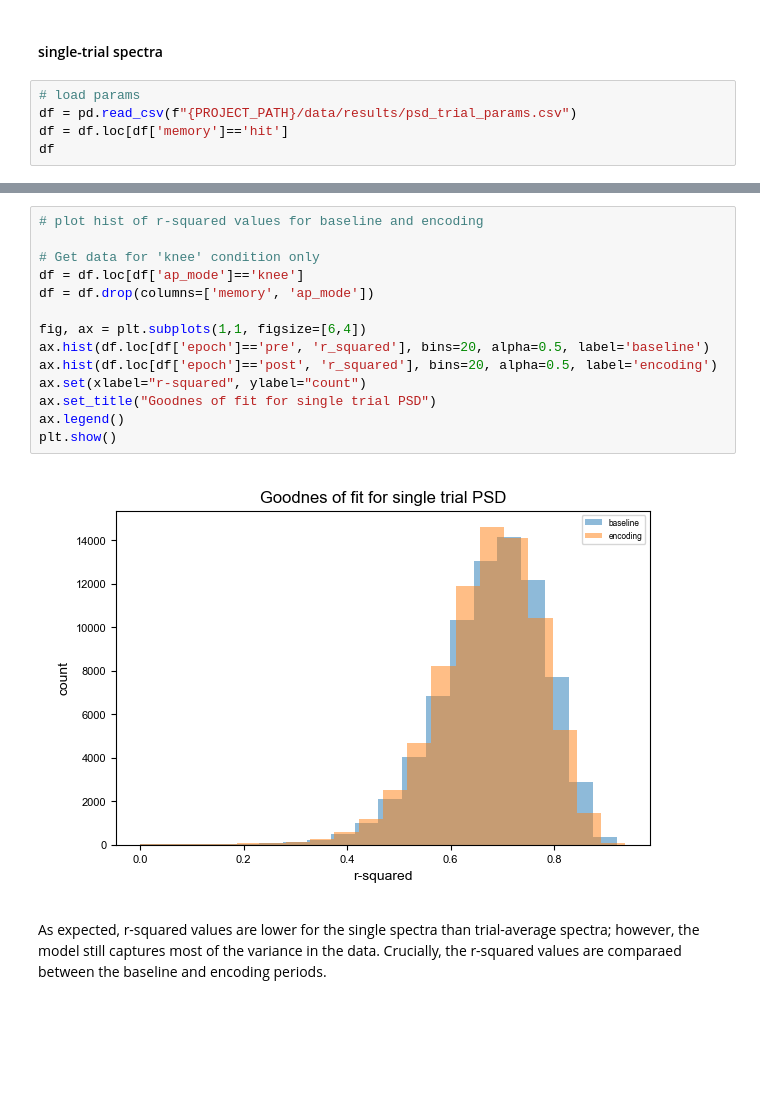
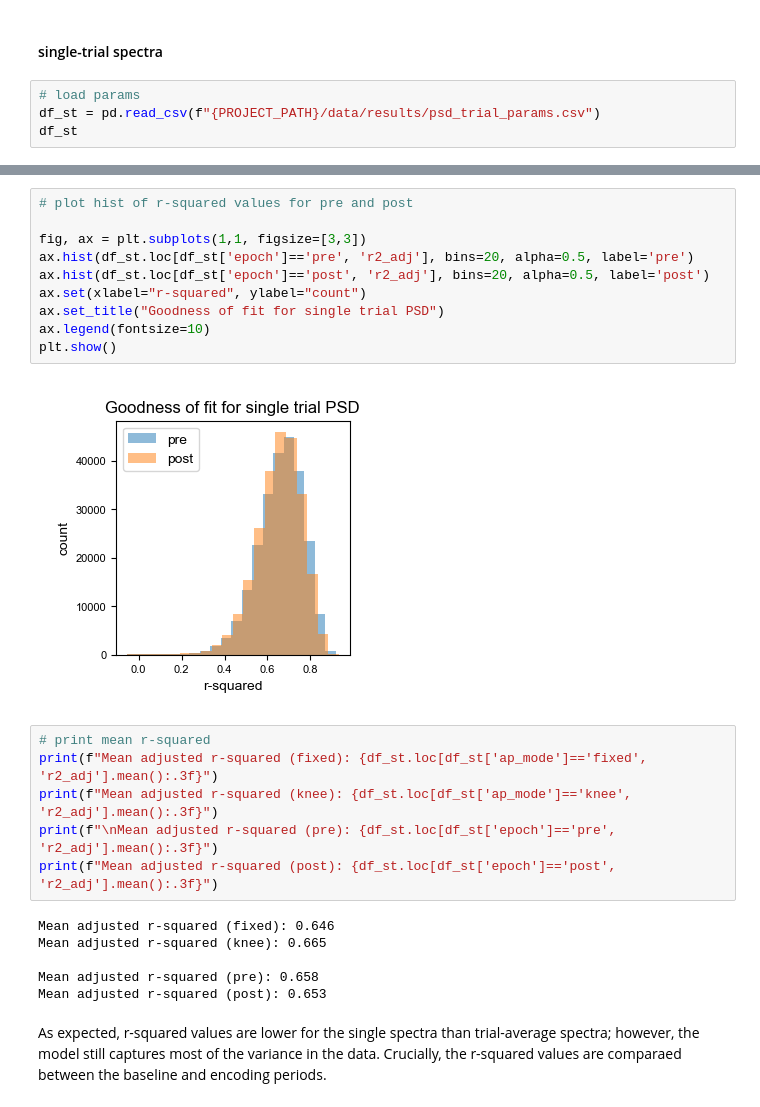
Before and after one commit to voytekresearch/oscillation_vs_exponent, a Jupyter notebook: notebooks/assess_model_fits.ipynb, the cells around one changed output, grey strips where cells are left out. Saved outputs shown, nothing was run; the diff lists cells and outputs as text; blank space fills up the shorter version.

```diff
--- a/notebooks/assess_model_fits.ipynb
+++ b/notebooks/assess_model_fits.ipynb
@@ -188,9 +188,8 @@ plt.show()
 #### single-trial spectra
 # %%
 # load params
-df = pd.read_csv(f"{PROJECT_PATH}/data/results/psd_trial_params.csv")
-df = df.loc[df['memory']=='hit']
-df
+df_st = pd.read_csv(f"{PROJECT_PATH}/data/results/psd_trial_params.csv")
+df_st
 # %% [output]
 |  | patient | trial | chan_idx | material | memory | epoch | ap_mode | offset | exponent | error | ... |
 | 0 | pat02 | 0 | 0 | faces | hit | post | fixed | 6.675666 | 2.521925 | 0.408902 | ... |
@@ -219,19 +218,27 @@ plt.show()
 # %%
-# plot hist of r-squared values for baseline and encoding
+# plot hist of r-squared values for pre and post
 
-# Get data for 'knee' condition only
-df = df.loc[df['ap_mode']=='knee']
-df = df.drop(columns=['memory', 'ap_mode'])
-
-fig, ax = plt.subplots(1,1, figsize=[6,4])
-ax.hist(df.loc[df['epoch']=='pre', 'r_squared'], bins=20, alpha=0.5, label='baseline')
-ax.hist(df.loc[df['epoch']=='post', 'r_squared'], bins=20, alpha=0.5, label='encoding')
+fig, ax = plt.subplots(1,1, figsize=[3,3])
+ax.hist(df_st.loc[df_st['epoch']=='pre', 'r2_adj'], bins=20, alpha=0.5, label='pre')
+ax.hist(df_st.loc[df_st['epoch']=='post', 'r2_adj'], bins=20, alpha=0.5, label='post')
 ax.set(xlabel="r-squared", ylabel="count")
-ax.set_title("Goodnes of fit for single trial PSD")
-ax.legend()
+ax.set_title("Goodness of fit for single trial PSD")
+ax.legend(fontsize=10)
 plt.show()
 # %% [output]
-[figure, old version]
+[figure, new version]
+# %%
+# print mean r-squared
+print(f"Mean adjusted r-squared (fixed): {df_st.loc[df_st['ap_mode']=='fixed', 'r2_adj'].mean():.3f}")
+print(f"Mean adjusted r-squared (knee): {df_st.loc[df_st['ap_mode']=='knee', 'r2_adj'].mean():.3f}")
+print(f"\nMean adjusted r-squared (pre): {df_st.loc[df_st['epoch']=='pre', 'r2_adj'].mean():.3f}")
+print(f"Mean adjusted r-squared (post): {df_st.loc[df_st['epoch']=='post', 'r2_adj'].mean():.3f}")
+# %% [output]
+Mean adjusted r-squared (fixed): 0.646
+Mean adjusted r-squared (knee): 0.665
+
+Mean adjusted r-squared (pre): 0.658
+Mean adjusted r-squared (post): 0.653
 # %% [markdown]
 As expected, r-squared values are lower for the single spectra than trial-average spectra; however, the model still captures most of the variance in the data. Crucially, the r-squared values are comparaed between the baseline and encoding periods.
 # %% [markdown]
```
Also changed, not shown: parts of 2 cells of this notebook, 1 other file.
